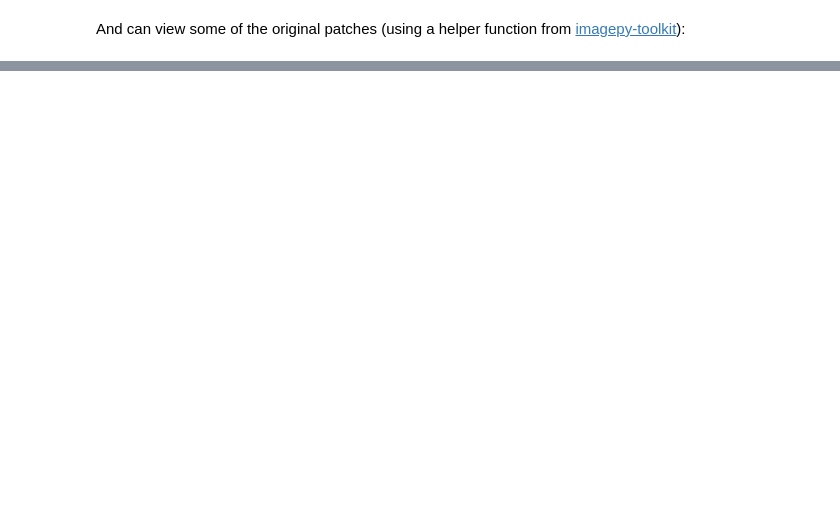
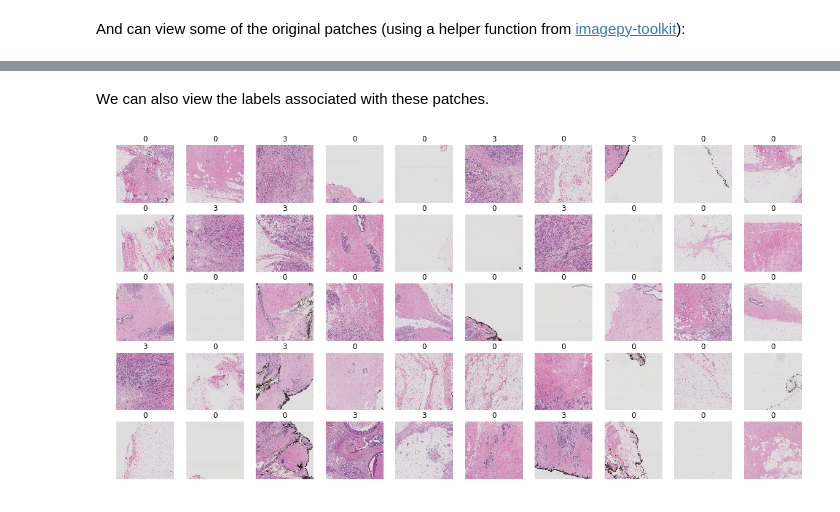
Before and after one commit to ysbecca/py-wsi, a Jupyter notebook: Using py-wsi.ipynb, the cells around one changed output, grey strips where cells are left out. Drawn from its saved outputs; the diff is of its cells as text; code cells hidden in the pictures; blank space fills up the shorter version.

```diff
--- a/Using py-wsi.ipynb
+++ b/Using py-wsi.ipynb
@@ -71,0 +87,6 @@ imagepy_toolkit.show_images(dataset.train.images, 5, 1)
+# %% [markdown]
+We can also view the labels associated with these patches.
+# %%
+imagepy_toolkit.show_labeled_patches(dataset.train.images, dataset.train.image_cls)
+# %% [output]
+[figure, added]
```
Also changed, not shown: parts of 7 cells of this notebook, 7 other files.
